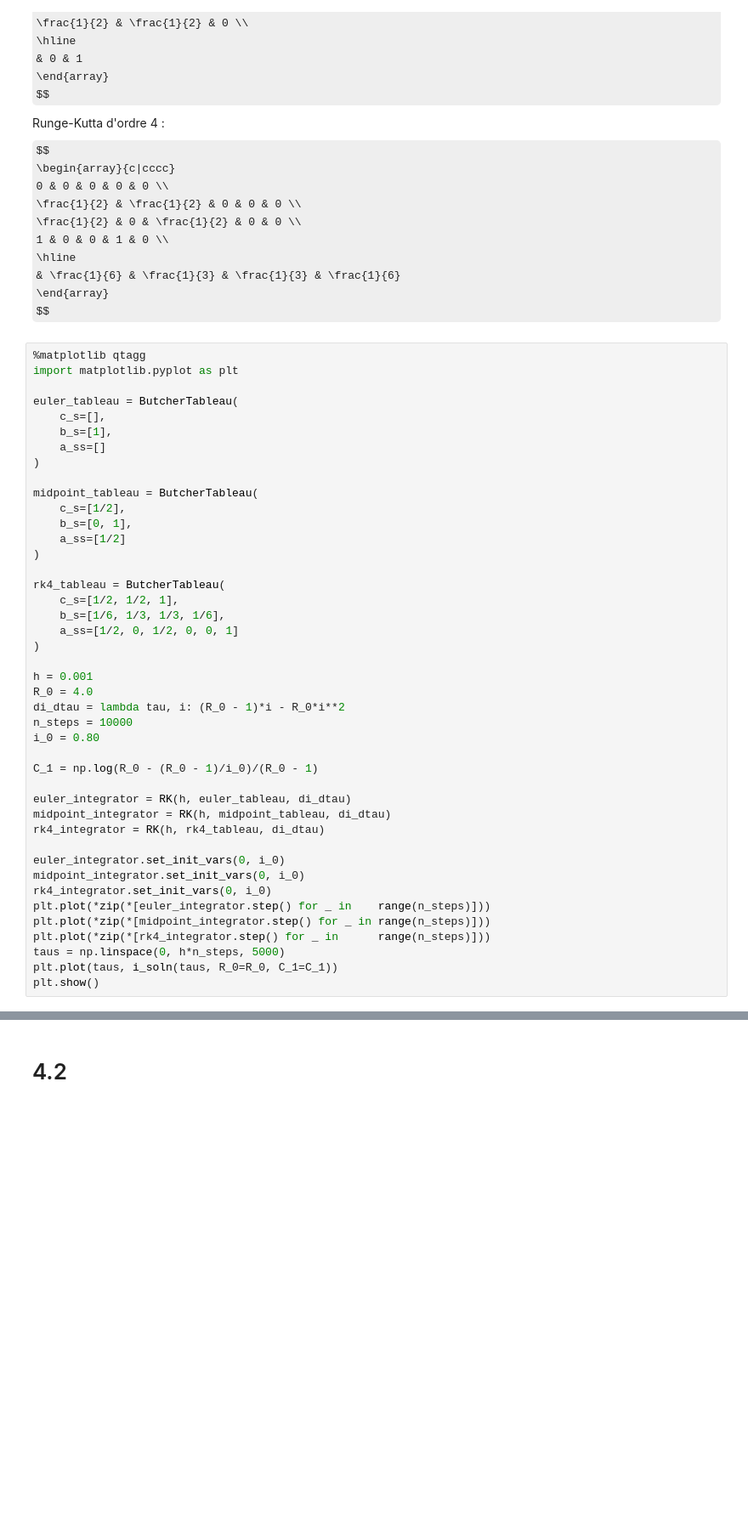
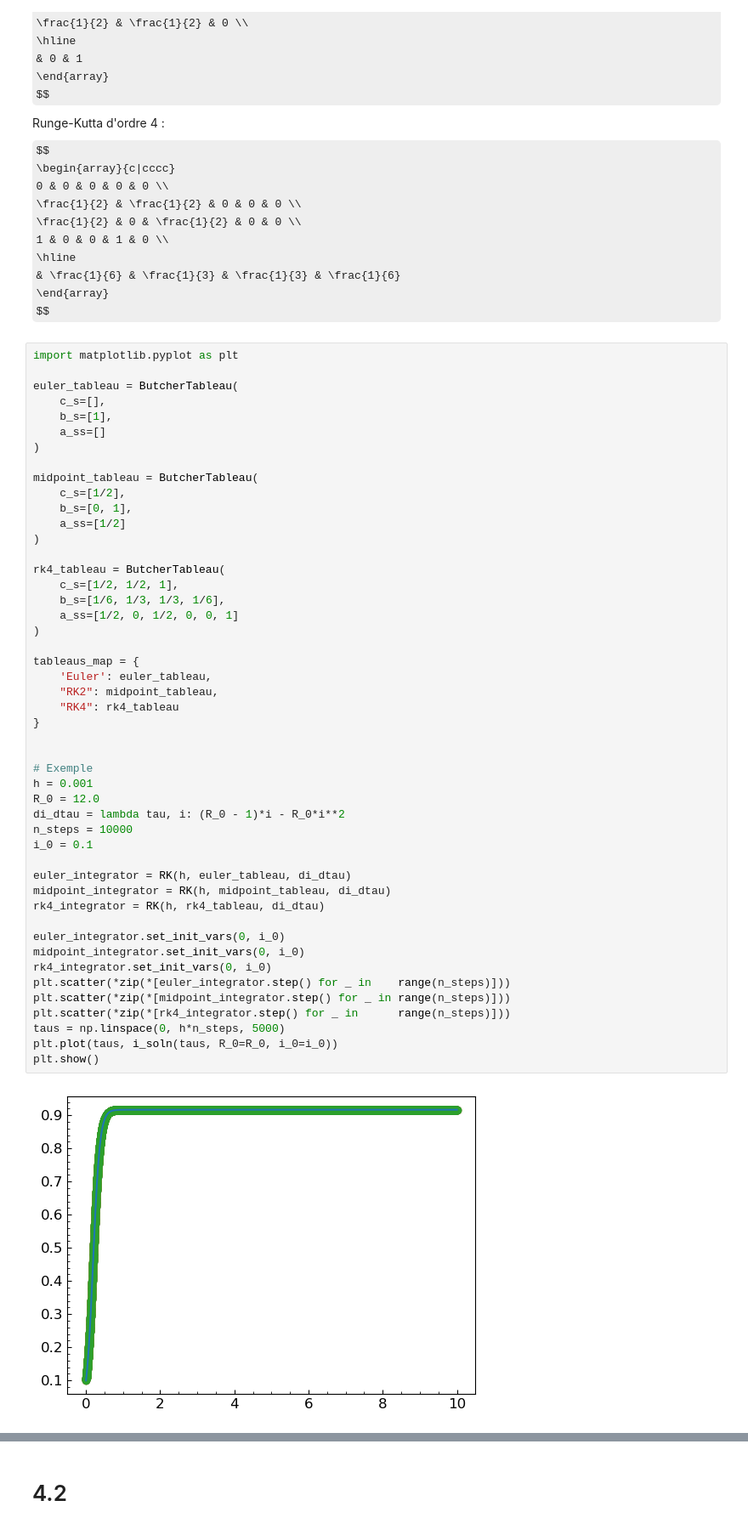
Before and after one commit to Antetokounpo/PhysNum-TP, a Jupyter notebook: TP4/TP4_FrancoisBedard_ThomasDesmarais_AntoineReid.ipynb, the cells around one changed output, grey strips where cells are left out. Shown at 85% size. Drawn from its saved outputs; the diff is of its cells as text; some formulas as TeX source; blank space fills up the shorter version.

```diff
--- a/TP4/TP4_FrancoisBedard_ThomasDesmarais_AntoineReid.ipynb
+++ b/TP4/TP4_FrancoisBedard_ThomasDesmarais_AntoineReid.ipynb
@@ -166,48 +169,55 @@ $$
 \end{array}
 $$
 # %%
-%matplotlib qtagg
 import matplotlib.pyplot as plt
 
 euler_tableau = ButcherTableau(
     c_s=[],
     b_s=[1],
     a_ss=[]
 )
 
 midpoint_tableau = ButcherTableau(
     c_s=[1/2],
     b_s=[0, 1],
     a_ss=[1/2]
 )
 
 rk4_tableau = ButcherTableau(
     c_s=[1/2, 1/2, 1],
     b_s=[1/6, 1/3, 1/3, 1/6],
     a_ss=[1/2, 0, 1/2, 0, 0, 1]
 )
 
+tableaus_map = {
+    'Euler': euler_tableau,
+    "RK2": midpoint_tableau,
+    "RK4": rk4_tableau
+}
+
+
+# Exemple
 h = 0.001
-R_0 = 4.0
+R_0 = 12.0
 di_dtau = lambda tau, i: (R_0 - 1)*i - R_0*i**2
 n_steps = 10000
-i_0 = 0.80
-
-C_1 = np.log(R_0 - (R_0 - 1)/i_0)/(R_0 - 1)
+i_0 = 0.1
 
 euler_integrator = RK(h, euler_tableau, di_dtau)
 midpoint_integrator = RK(h, midpoint_tableau, di_dtau)
 rk4_integrator = RK(h, rk4_tableau, di_dtau)
 
 euler_integrator.set_init_vars(0, i_0)
 midpoint_integrator.set_init_vars(0, i_0)
 rk4_integrator.set_init_vars(0, i_0)
-plt.plot(*zip(*[euler_integrator.step() for _ in    range(n_steps)]))
-plt.plot(*zip(*[midpoint_integrator.step() for _ in range(n_steps)]))
-plt.plot(*zip(*[rk4_integrator.step() for _ in      range(n_steps)]))
+plt.scatter(*zip(*[euler_integrator.step() for _ in    range(n_steps)]))
+plt.scatter(*zip(*[midpoint_integrator.step() for _ in range(n_steps)]))
+plt.scatter(*zip(*[rk4_integrator.step() for _ in      range(n_steps)]))
 taus = np.linspace(0, h*n_steps, 5000)
-plt.plot(taus, i_soln(taus, R_0=R_0, C_1=C_1))
+plt.plot(taus, i_soln(taus, R_0=R_0, i_0=i_0))
 plt.show()
+# %% [output]
+[figure, added]
 # %% [markdown]
 ## 4.1 d) Optimisation de la taille de pas `h` pour une précision ciblée
 
```
Also changed, not shown: parts of 10 cells of this notebook.
